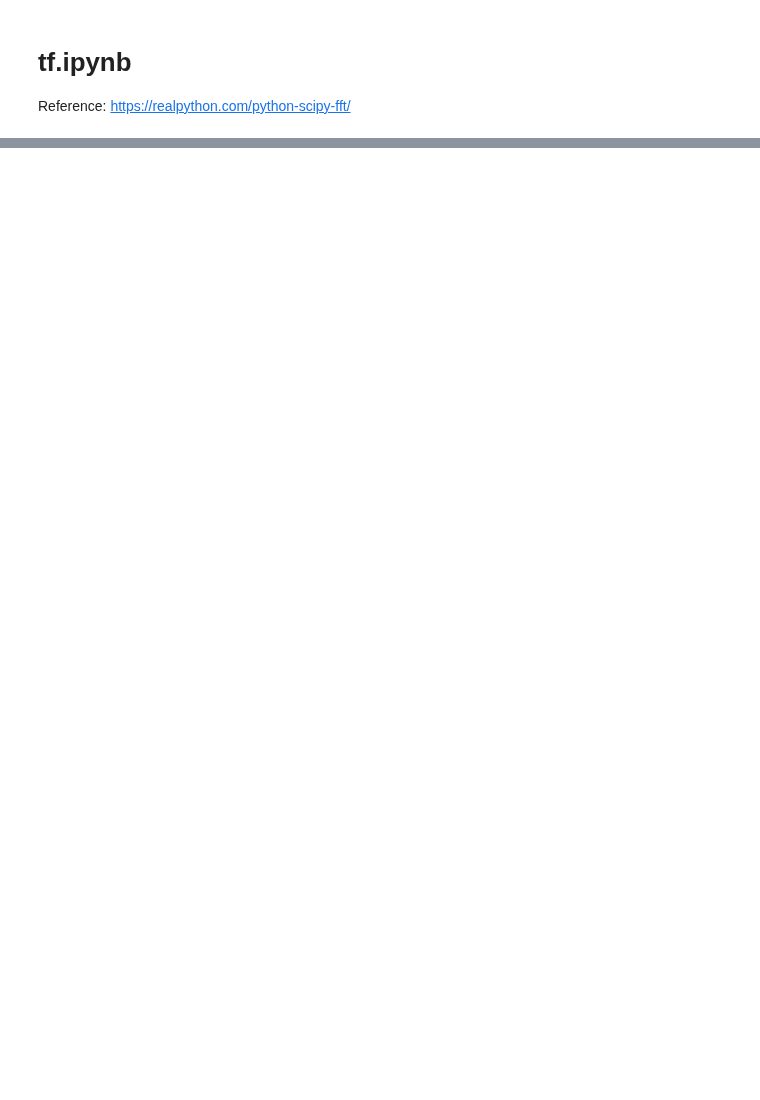
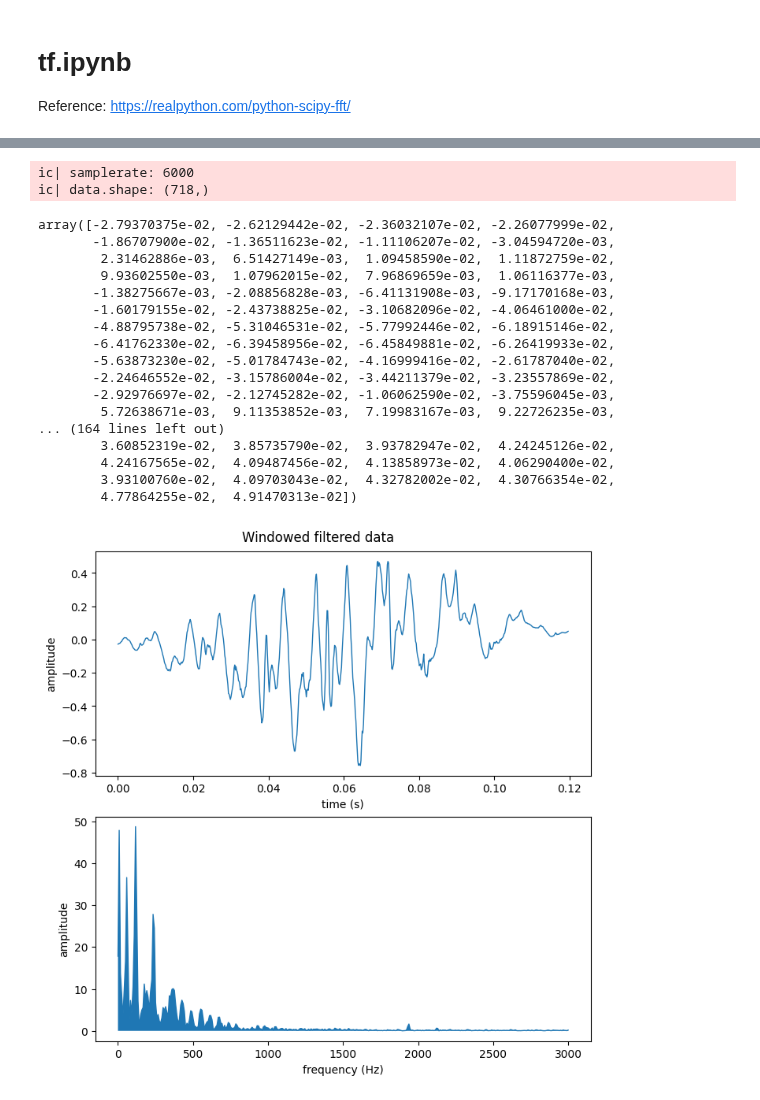
Before and after one commit to aubreymoore/beetles-in-flight, a Jupyter notebook: code/tf.ipynb, the cells around one changed output, grey strips where cells are left out. Cells and saved outputs as stored; diff of their text form; code cells hidden in the pictures; blank space fills up the shorter version.

```diff
--- a/code/tf.ipynb
+++ b/code/tf.ipynb
@@ -70,0 +179,27 @@ ic| data.shape: (718,)
+# %%
+# apply Hanning window
+windowed_filtered_data = np.hamming(len(filtered_data)) * data
+fig, (axt, axf) = plot_time_frequency(samplerate, windowed_filtered_data)
+fig.suptitle('Windowed filtered data')
+windowed_filtered_data
+# %% [output]
+ic| samplerate: 6000
+ic| data.shape: (718,)
+array([-2.79370375e-02, -2.62129442e-02, -2.36032107e-02, -2.26077999e-02,
+       -1.86707900e-02, -1.36511623e-02, -1.11106207e-02, -3.04594720e-03,
+        2.31462886e-03,  6.51427149e-03,  1.09458590e-02,  1.11872759e-02,
+        9.93602550e-03,  1.07962015e-02,  7.96869659e-03,  1.06116377e-03,
+       -1.38275667e-03, -2.08856828e-03, -6.41131908e-03, -9.17170168e-03,
+       -1.60179155e-02, -2.43738825e-02, -3.10682096e-02, -4.06461000e-02,
+       -4.88795738e-02, -5.31046531e-02, -5.77992446e-02, -6.18915146e-02,
+       -6.41762330e-02, -6.39458956e-02, -6.45849881e-02, -6.26419933e-02,
+       -5.63873230e-02, -5.01784743e-02, -4.16999416e-02, -2.61787040e-02,
+       -2.24646552e-02, -3.15786004e-02, -3.44211379e-02, -3.23557869e-02,
+       -2.92976697e-02, -2.12745282e-02, -1.06062590e-02, -3.75596045e-03,
+        5.72638671e-03,  9.11353852e-03,  7.19983167e-03,  9.22726235e-03,
+... (164 lines left out)
+        3.60852319e-02,  3.85735790e-02,  3.93782947e-02,  4.24245126e-02,
+        4.24167565e-02,  4.09487456e-02,  4.13858973e-02,  4.06290400e-02,
+        3.93100760e-02,  4.09703043e-02,  4.32782002e-02,  4.30766354e-02,
+        4.77864255e-02,  4.91470313e-02])
+[figure, added]
```
Also changed, not shown: parts of 11 cells of this notebook, 10 other files.
